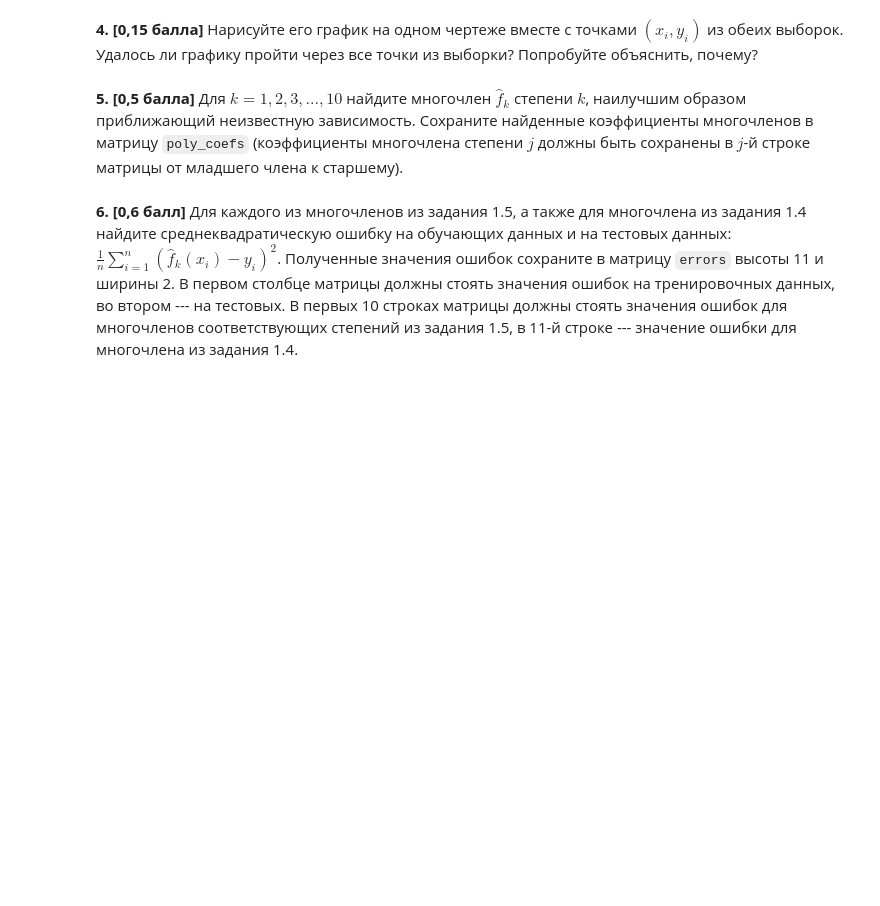
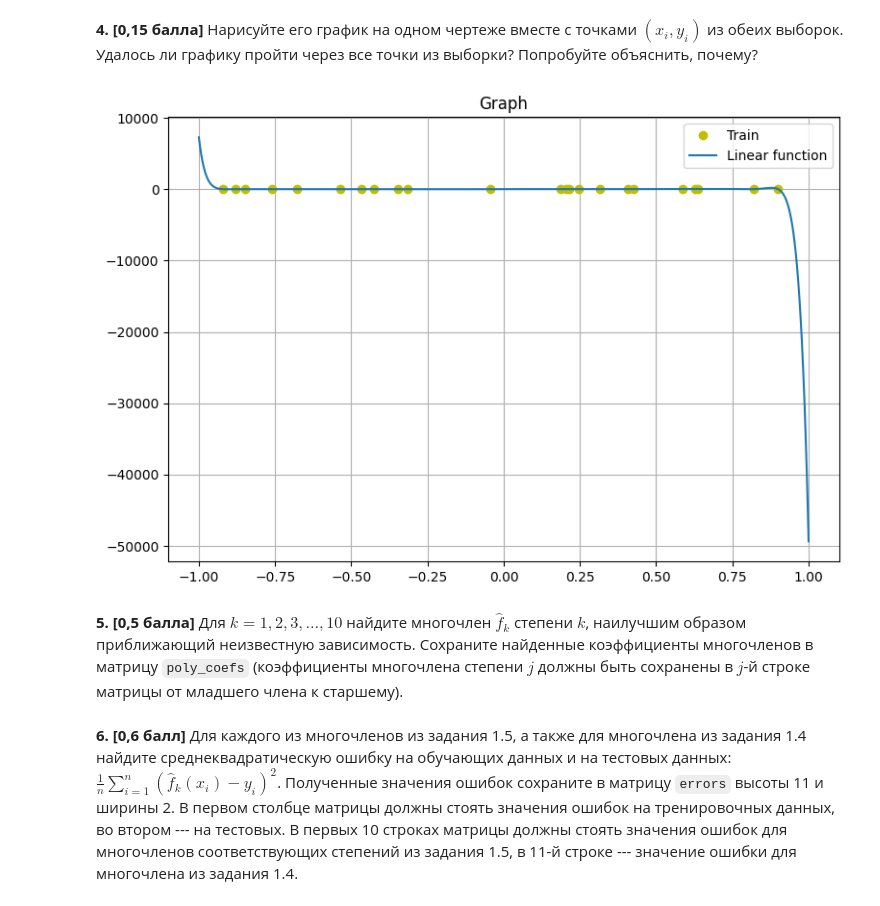
Before and after one commit to sudakovcom/linear-algebra-labs, a Jupyter notebook: lab-2/HSE Lab (linear regression) 21-22.ipynb, the cells around one changed output. Cells and saved outputs as stored; diff of their text form; code cells hidden in the pictures; blank space fills up the shorter version.

```diff
--- a/lab-2/HSE Lab (linear regression) 21-22.ipynb
+++ b/lab-2/HSE Lab (linear regression) 21-22.ipynb
@@ -156,2 +187,22 @@ y_test = data_test[:,1]
+# %%
+#╰( ͡° ͜ʖ ͡° )つ──☆*:・ﾟ
+def poly(x, coef):
+    ans = 0
+    c = 1
+    for i in range(coef.shape[0]):
+        ans+=c*coef[i]
+        c*=x
+    return ans
+
+plt.figure(figsize=(9, 6))
+plt.plot(X_train, y_train, 'yo', label='Train')
+X = np.linspace(-1, 1, 1000)
+plt.plot(X, poly(X, max_poly_coef), label='Linear function')
+plt.title("Graph")
+plt.legend()
+plt.grid()
+plt.show()
+# %% [output]
+[figure, added]
 # %% [markdown]
 **5. [0,5 балла]** Для $k = 1,2,3,\ldots,10$ найдите многочлен $\hat{f}_k$ степени $k$, наилучшим образом приближающий неизвестную зависимость. Сохраните найденные коэффициенты многочленов в матрицу `poly_coefs` (коэффициенты многочлена степени $j$ должны быть сохранены в $j$-й строке матрицы от младшего члена к старшему).
```
Also changed, not shown: parts of 16 cells of this notebook, 1 other file.
